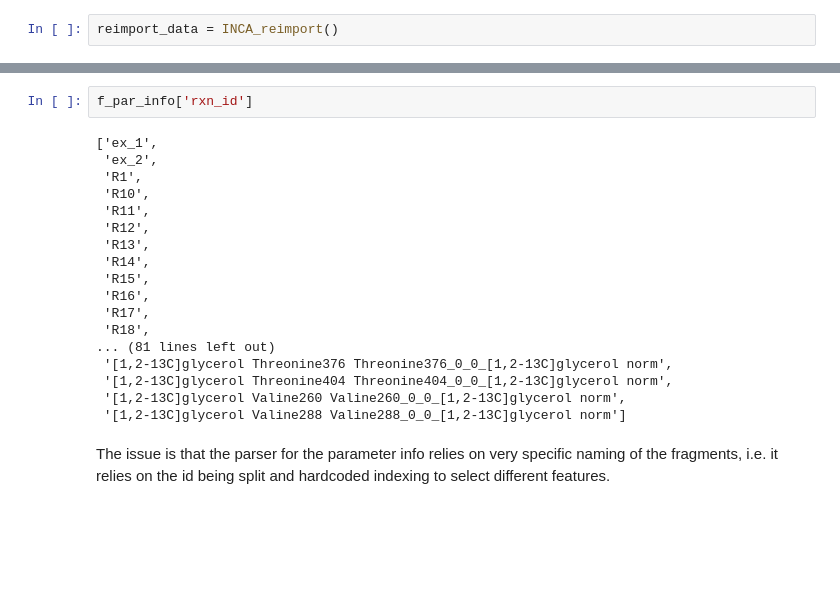
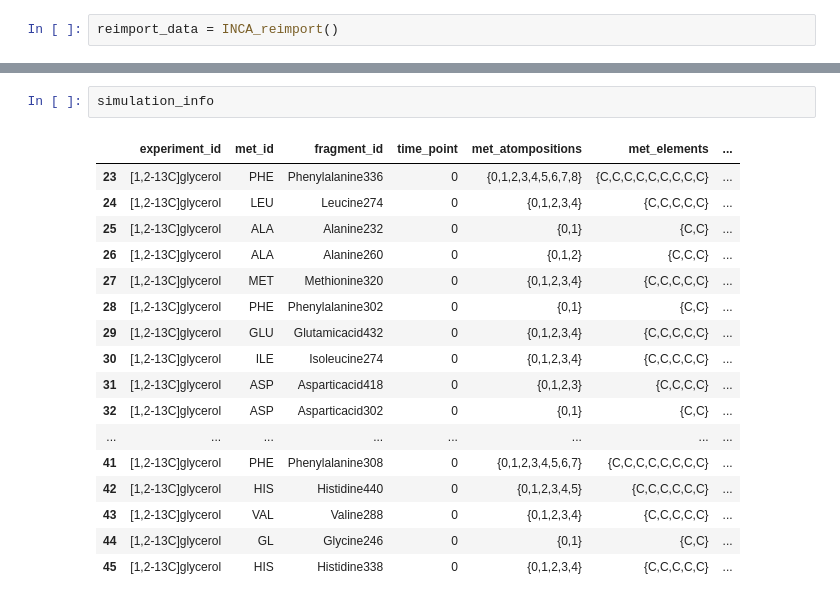
Before and after one commit to biosustain/incawrapper, a Jupyter notebook: docs/examples/Published_data_examples_C_necator.ipynb, the cells around one changed output, grey strips where cells are left out. Cells and saved outputs as stored; diff of their text form; blank space fills up the shorter version.

```diff
--- a/docs/examples/Published_data_examples_C_necator.ipynb
+++ b/docs/examples/Published_data_examples_C_necator.ipynb
@@ -254,22 +272,20 @@ No MS data found
-# %%
-f_par_info['rxn_id']
-# %% [output]
-['ex_1',
- 'ex_2',
- 'R1',
- 'R10',
- 'R11',
- 'R12',
- 'R13',
- 'R14',
- 'R15',
- 'R16',
- 'R17',
- 'R18',
-... (81 lines left out)
- '[1,2-13C]glycerol Threonine376 Threonine376_0_0_[1,2-13C]glycerol norm',
- '[1,2-13C]glycerol Threonine404 Threonine404_0_0_[1,2-13C]glycerol norm',
- '[1,2-13C]glycerol Valine260 Valine260_0_0_[1,2-13C]glycerol norm',
- '[1,2-13C]glycerol Valine288 Valine288_0_0_[1,2-13C]glycerol norm']
-# %% [markdown]
-The issue is that the parser for the parameter info relies on very specific naming of the fragments, i.e. it relies on the id being split and hardcoded indexing to select different features.
+# %%
+simulation_info
+# %% [output]
+|  | experiment_id | met_id | fragment_id | time_point | met_atompositions | met_elements | ... |
+| 23 | [1,2-13C]glycerol | PHE | Phenylalanine336 | 0 | {0,1,2,3,4,5,6,7,8} | {C,C,C,C,C,C,C,C,C} | ... |
+| 24 | [1,2-13C]glycerol | LEU | Leucine274 | 0 | {0,1,2,3,4} | {C,C,C,C,C} | ... |
+| 25 | [1,2-13C]glycerol | ALA | Alanine232 | 0 | {0,1} | {C,C} | ... |
+| 26 | [1,2-13C]glycerol | ALA | Alanine260 | 0 | {0,1,2} | {C,C,C} | ... |
+| 27 | [1,2-13C]glycerol | MET | Methionine320 | 0 | {0,1,2,3,4} | {C,C,C,C,C} | ... |
+| 28 | [1,2-13C]glycerol | PHE | Phenylalanine302 | 0 | {0,1} | {C,C} | ... |
+| 29 | [1,2-13C]glycerol | GLU | Glutamicacid432 | 0 | {0,1,2,3,4} | {C,C,C,C,C} | ... |
+| 30 | [1,2-13C]glycerol | ILE | Isoleucine274 | 0 | {0,1,2,3,4} | {C,C,C,C,C} | ... |
+| 31 | [1,2-13C]glycerol | ASP | Asparticacid418 | 0 | {0,1,2,3} | {C,C,C,C} | ... |
+| 32 | [1,2-13C]glycerol | ASP | Asparticacid302 | 0 | {0,1} | {C,C} | ... |
+| ... | ... | ... | ... | ... | ... | ... | ... |
+| 41 | [1,2-13C]glycerol | PHE | Phenylalanine308 | 0 | {0,1,2,3,4,5,6,7} | {C,C,C,C,C,C,C,C} | ... |
+| 42 | [1,2-13C]glycerol | HIS | Histidine440 | 0 | {0,1,2,3,4,5} | {C,C,C,C,C,C} | ... |
+| 43 | [1,2-13C]glycerol | VAL | Valine288 | 0 | {0,1,2,3,4} | {C,C,C,C,C} | ... |
+| 44 | [1,2-13C]glycerol | GL | Glycine246 | 0 | {0,1} | {C,C} | ... |
+| 45 | [1,2-13C]glycerol | HIS | Histidine338 | 0 | {0,1,2,3,4} | {C,C,C,C,C} | ... |
```
Also changed, not shown: parts of 10 cells of this notebook, 1 other file.
